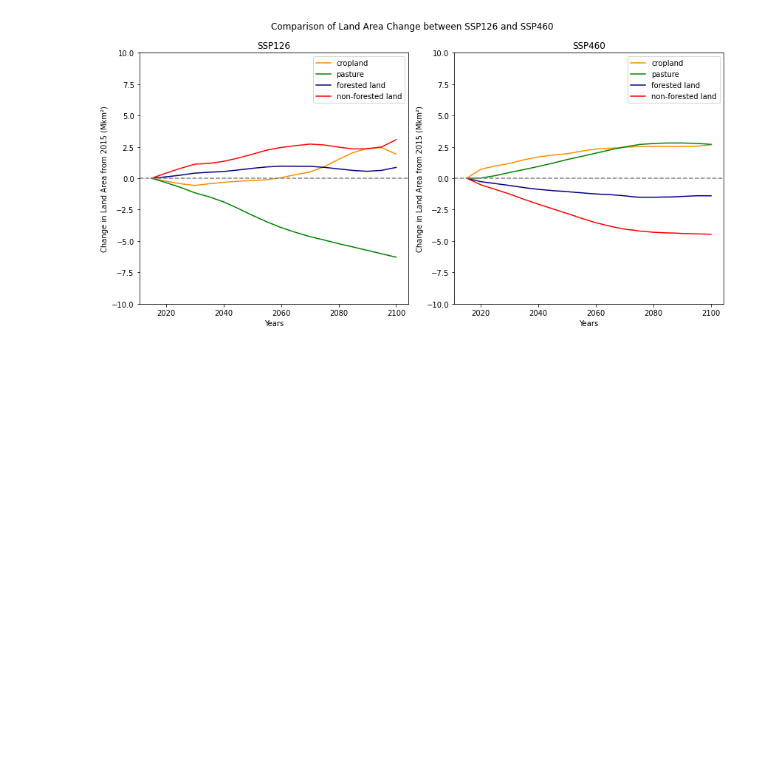
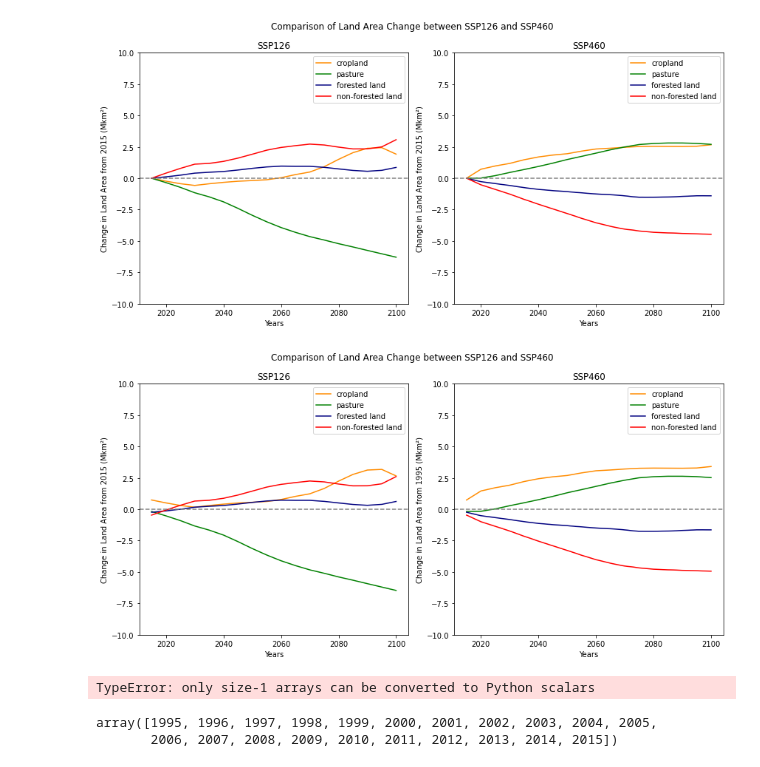
Before and after one commit to wyssacademy-unibe-ch/climate_Hari_etal_BioscenComb, a Jupyter notebook: functions/global_plots/key_fig_1.ipynb, the cells around one changed output. Saved outputs shown, nothing was run; the diff lists cells and outputs as text; code cells hidden in the pictures; blank space fills up the shorter version.

```diff
--- a/functions/global_plots/key_fig_1.ipynb
+++ b/functions/global_plots/key_fig_1.ipynb
@@ -216,0 +424,56 @@ plt.savefig("/storage/homefs/ch21o450/scripts/BioScenComb/main_figures/Figure_1"
+# %%
+
+
+# Set the category colors
+category_colors = {
+    'cropland': '#FF8C00',
+    'pasture': 'green',
+    'forested land': '#000080',
+    'non-forested land': 'red'
+}
+
+
+# Create a figure and axes for SSP126
+fig, (ax1, ax2) = plt.subplots(1, 2, figsize=(12, 6))
+
+# Plot SSP126 data
+for category in category_mapping:
+    values_ssp126 = difference_ssp126[category].values
+    ax1.plot(years_ssp126, values_ssp126, label=category, color=category_colors[category])
+
+ax1.axhline(y=0.0, color='grey', linestyle='--')
+ax1.set_xlabel('Years')
+ax1.set_ylabel('Change in Land Area from 2015 (Mkm²)')
+ax1.set_ylim(-10, 10)
+ax1.legend()
+ax1.set_title("SSP126")
+
+
+# Plot SSP460 data
+for category in category_mapping:
+    values_ssp460 = difference_ssp460[category].values
+    ax2.plot(years_ssp460, values_ssp460, label=category, color=category_colors[category])
+
+ax2.axhline(y=0.0, color='grey', linestyle='--')
+ax2.set_xlabel('Years')
+ax2.set_ylabel('Change in Land Area from 1995 (Mkm²)')
+ax2.set_ylim(-10, 10)
+ax2.legend()
+ax2.set_title("SSP460")
+
+
+# Add a suptitle
+fig.suptitle("Comparison of Land Area Change between SSP126 and SSP460")
+
+# Adjust spacing between subplots
+plt.tight_layout()
+
+# Display the plot
+#plt.show()
+plt.savefig("/storage/homefs/ch21o450/scripts/BioScenComb/main_figures/Figure_1B")
+# %% [output]
+[figure, added]
+# %%
+years_total = np.concatenate(int(years_ssp460),int(years_historic[1995:]))
+# %% [output]
+TypeError: only size-1 arrays can be converted to Python scalars
@@ -216,0 +482,5 @@ plt.savefig("/storage/homefs/ch21o450/scripts/BioScenComb/main_figures/Figure_1"
+# %%
+years_historic[1995:]
+# %% [output]
+array([1995, 1996, 1997, 1998, 1999, 2000, 2001, 2002, 2003, 2004, 2005,
+       2006, 2007, 2008, 2009, 2010, 2011, 2012, 2013, 2014, 2015])
```
Also changed, not shown: parts of 3 cells of this notebook, 6 other files.
